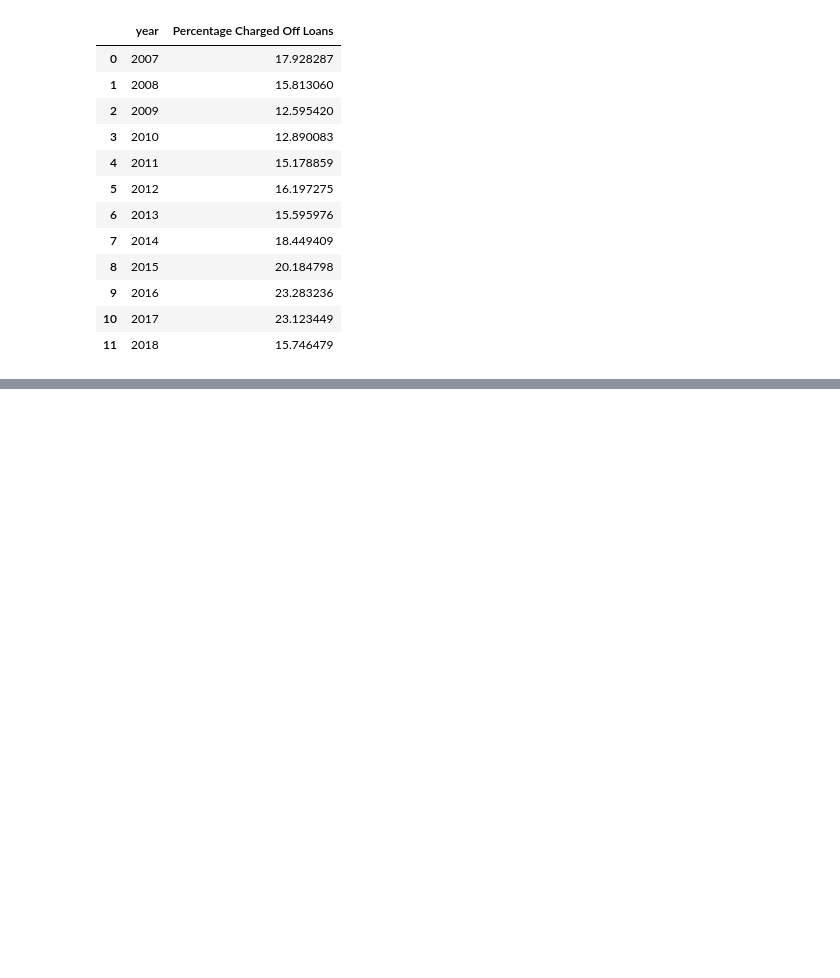
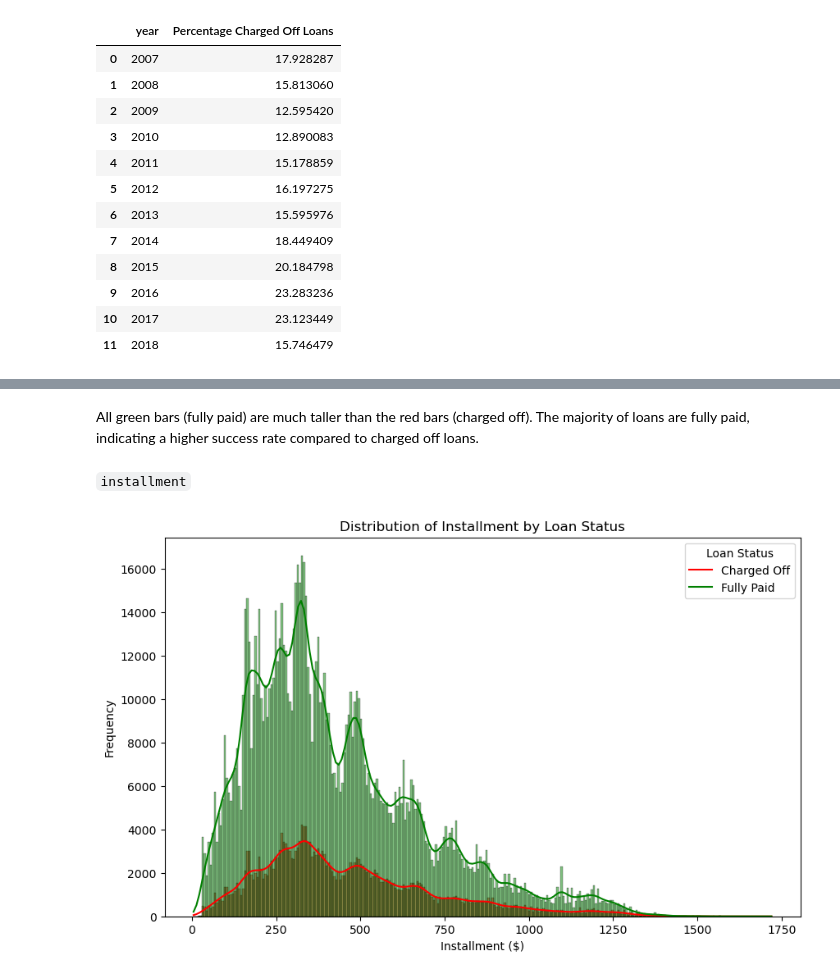
Before and after one commit to roktimsaikia440/Lending-Club-ML, a Jupyter notebook: EDA.ipynb, the cells around one changed output, grey strips where cells are left out. Saved outputs shown, nothing was run; the diff lists cells and outputs as text; code cells hidden in the pictures; blank space fills up the shorter version.

```diff
--- a/EDA.ipynb
+++ b/EDA.ipynb
@@ -450,0 +382,15 @@ Based on the table, `2015`, `2016`, and `2017` are the years having the
+# %% [markdown]
+All green bars (fully paid) are much taller than the red bars (charged off). The majority of loans are fully paid, indicating a higher success rate compared to charged off loans.
+# %% [markdown]
+`installment`
+# %%
+# 2. Distribution of installment by loan status
+plt.figure(figsize=(10, 6))
+sns.histplot(df, x='installment', hue='loan_status', kde=True, palette={'Charged Off': 'red', 'Fully Paid': 'green'}, legend=True)
+plt.title('Distribution of Installment by Loan Status')
+plt.xlabel('Installment ($)')
+plt.ylabel('Frequency')
+plt.legend(title='Loan Status', labels=['Charged Off', 'Fully Paid'])
+plt.show()
+# %% [output]
+[figure, added]
```
Also changed, not shown: parts of 86 cells of this notebook.
